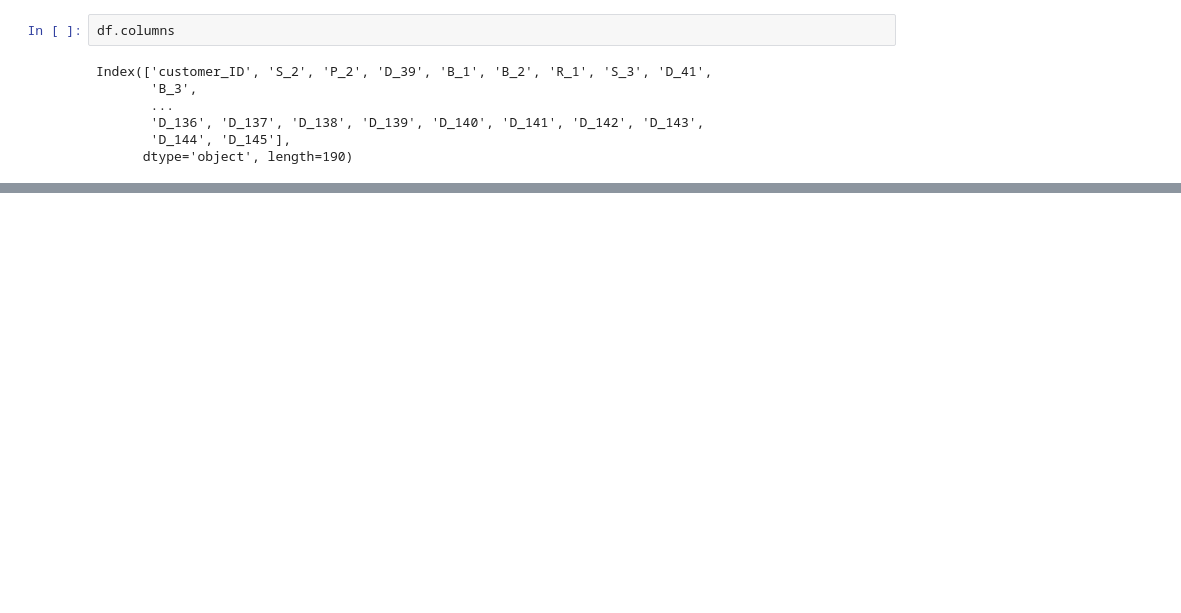
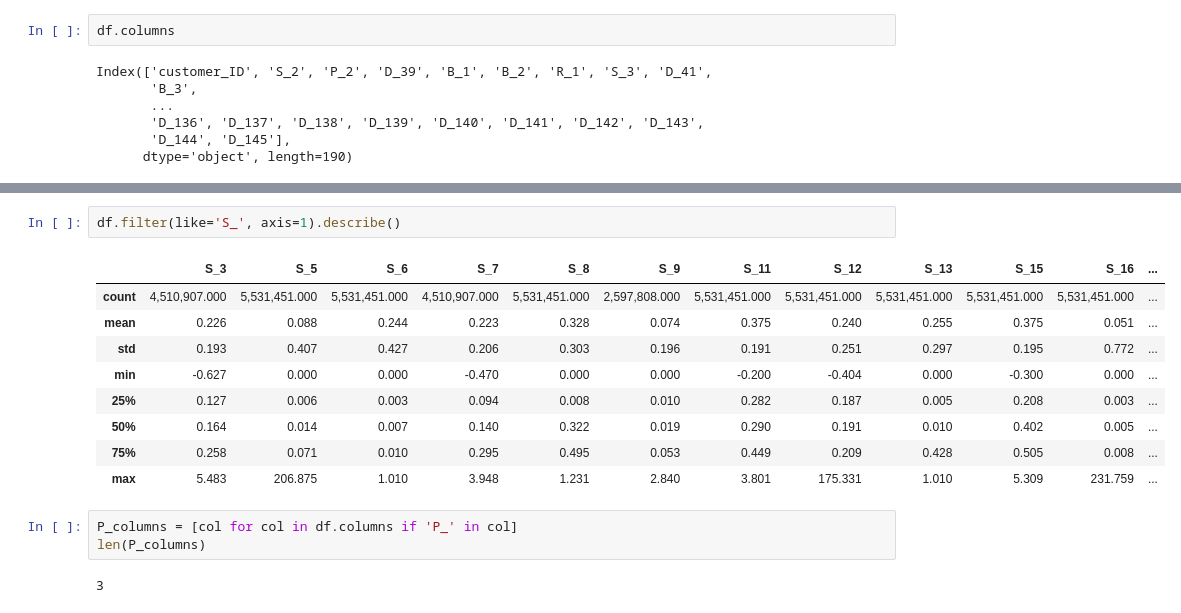
Before and after one commit to m3redithw/american-express-default-prediction, a Jupyter notebook: eda.ipynb, the cells around one changed output, grey strips where cells are left out. Drawn from its saved outputs; the diff is of its cells as text; blank space fills up the shorter version.

```diff
--- a/eda.ipynb
+++ b/eda.ipynb
@@ -23,0 +104,17 @@ Index(['customer_ID', 'S_2', 'P_2', 'D_39', 'B_1', 'B_2', 'R_1', 'S_3', 'D_41',
+# %%
+df.filter(like='S_', axis=1).describe()
+# %% [output]
+|  | S_3 | S_5 | S_6 | S_7 | S_8 | S_9 | S_11 | S_12 | S_13 | S_15 | S_16 | ... |
+| count | 4,510,907.000 | 5,531,451.000 | 5,531,451.000 | 4,510,907.000 | 5,531,451.000 | 2,597,808.000 | 5,531,451.000 | 5,531,451.000 | 5,531,451.000 | 5,531,451.000 | 5,531,451.000 | ... |
+| mean | 0.226 | 0.088 | 0.244 | 0.223 | 0.328 | 0.074 | 0.375 | 0.240 | 0.255 | 0.375 | 0.051 | ... |
+| std | 0.193 | 0.407 | 0.427 | 0.206 | 0.303 | 0.196 | 0.191 | 0.251 | 0.297 | 0.195 | 0.772 | ... |
+| min | -0.627 | 0.000 | 0.000 | -0.470 | 0.000 | 0.000 | -0.200 | -0.404 | 0.000 | -0.300 | 0.000 | ... |
+| 25% | 0.127 | 0.006 | 0.003 | 0.094 | 0.008 | 0.010 | 0.282 | 0.187 | 0.005 | 0.208 | 0.003 | ... |
+| 50% | 0.164 | 0.014 | 0.007 | 0.140 | 0.322 | 0.019 | 0.290 | 0.191 | 0.010 | 0.402 | 0.005 | ... |
+| 75% | 0.258 | 0.071 | 0.010 | 0.295 | 0.495 | 0.053 | 0.449 | 0.209 | 0.428 | 0.505 | 0.008 | ... |
+| max | 5.483 | 206.875 | 1.010 | 3.948 | 1.231 | 2.840 | 3.801 | 175.331 | 1.010 | 5.309 | 231.759 | ... |
+# %%
+P_columns = [col for col in df.columns if 'P_' in col]
+len(P_columns)
+# %% [output]
+3
```
Also changed, not shown: parts of 23 cells of this notebook.
